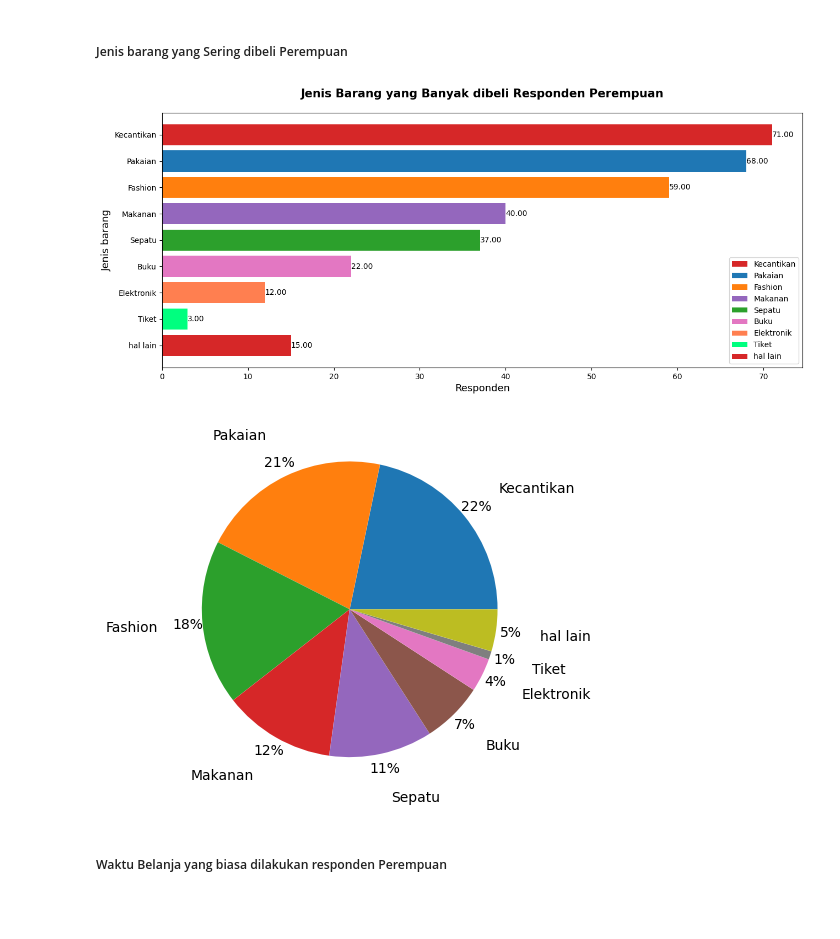
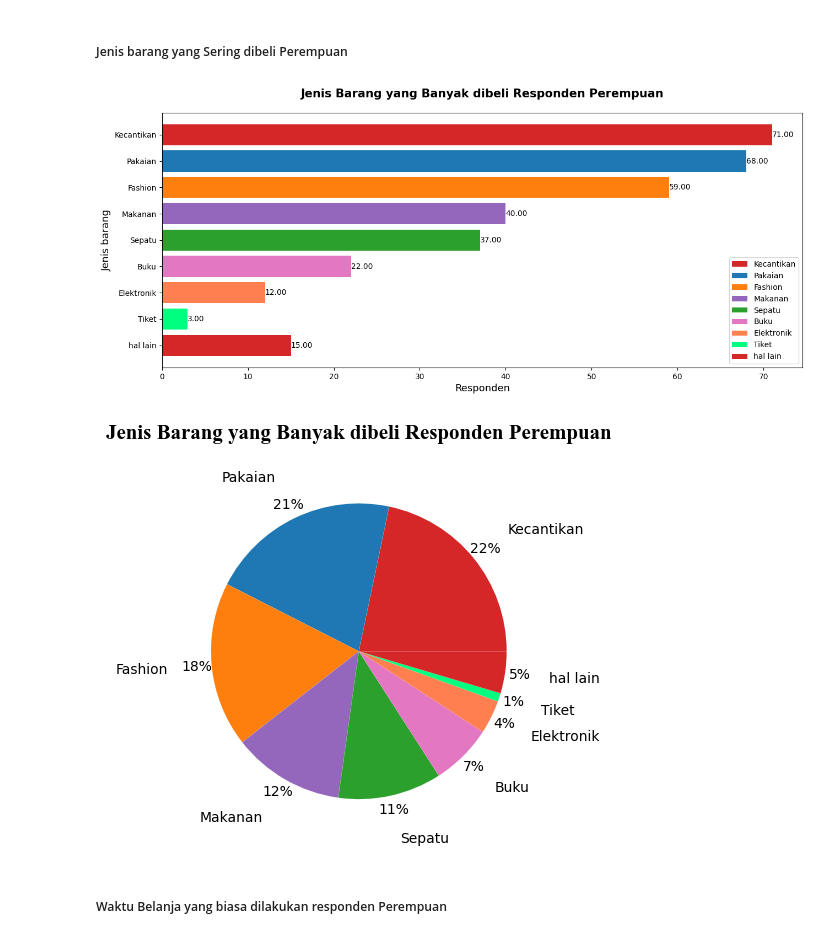
Before and after one commit to NAoHR/BoAM_DS, a Jupyter notebook: Main_Kuisioner.ipynb, the cells around one changed output. Cells and saved outputs as stored; diff of their text form; code cells hidden in the pictures; blank space fills up the shorter version.

```diff
--- a/Main_Kuisioner.ipynb
+++ b/Main_Kuisioner.ipynb
@@ -405,28 +423,27 @@ plt.show()
 # %%
 default_values = ["Elektronik", "Fashion", "Pakaian", "kesehatan", "Tiket", "Buku", "Makanan", "Kecantikan", "Sepatu"]
 
 jenis_barang = data_kuisioner[data_kuisioner.Jenis_kelamin == "Perempuan"].Jenis_Barang.apply(lambda x: x.split(", ")).explode().value_counts()
 
 dataDefault = jenis_barang.loc[jenis_barang.index.isin(values=default_values)]
 others = pd.Series({"hal lain" : jenis_barang.loc[~jenis_barang.index.isin(values=default_values)].sum()})
 
 dataFinal = pd.concat([dataDefault, others])
 
 createHorizontalBar(
     dataFinal.index,
     dataFinal.values,
     xlabel="Responden",
     ylabel="Jenis barang",
     title="Jenis Barang yang Banyak dibeli Responden Perempuan",
     placing="lower right"
 
 )
 
-plt.pie(dataFinal, labels=dataFinal.index, autopct='%1.0f%%', pctdistance=1.1 , labeldistance=1.3)
-plt.show()
+createPieChart(dataFinal, dataFinal.index, "Jenis Barang yang Banyak dibeli Responden Perempuan")
 # %% [output]
 [figure]
-[figure, old version]
+[figure, new version]
 # %% [markdown]
 ##### Waktu Belanja yang biasa dilakukan responden Perempuan
 # %%
```
Also changed, not shown: parts of 13 cells of this notebook.
